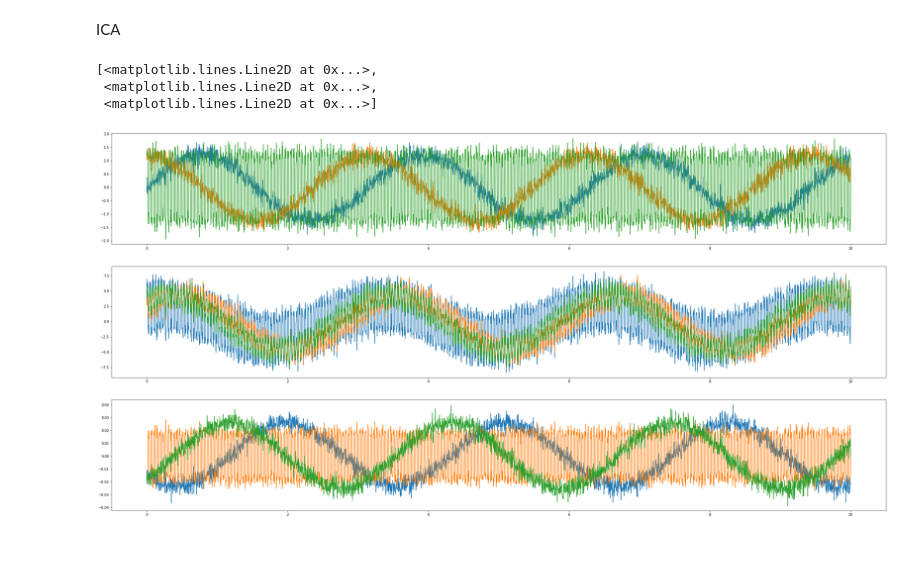
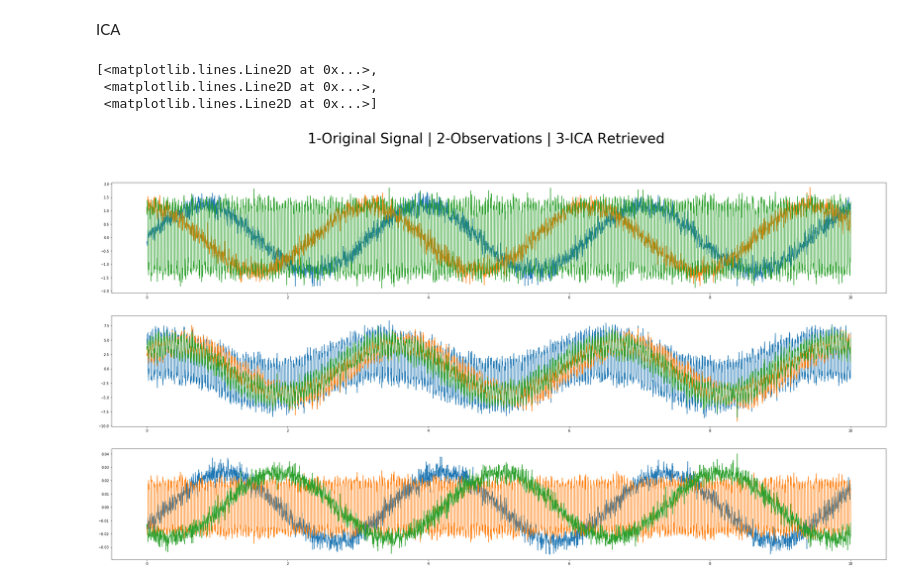
Before and after one commit to adamy03/SUM2020, a Jupyter notebook: ICA_waves.ipynb, the cells around one changed output. Cells and saved outputs as stored; diff of their text form; code cells hidden in the pictures; blank space fills up the shorter version.

```diff
--- a/ICA_waves.ipynb
+++ b/ICA_waves.ipynb
@@ -37,13 +37,14 @@ ICA
 # %%
 ica = FastICA(n_components=3)
 signals_retrieved = ica.fit_transform(obs)
 
 fig, axs = plt.subplots(3,figsize=(40,20))
+fig.suptitle('1-Original Signal | 2-Observations | 3-ICA Retrieved', fontsize='40')
 axs[0].plot(t, signals)
 axs[1].plot(t, obs)
 axs[2].plot(t, signals_retrieved)
 # %% [output]
 [<matplotlib.lines.Line2D at 0x...>,
  <matplotlib.lines.Line2D at 0x...>,
  <matplotlib.lines.Line2D at 0x...>]
-[figure, old version]
+[figure, new version]
```
Also changed, not shown: parts of 1 cell of this notebook.
